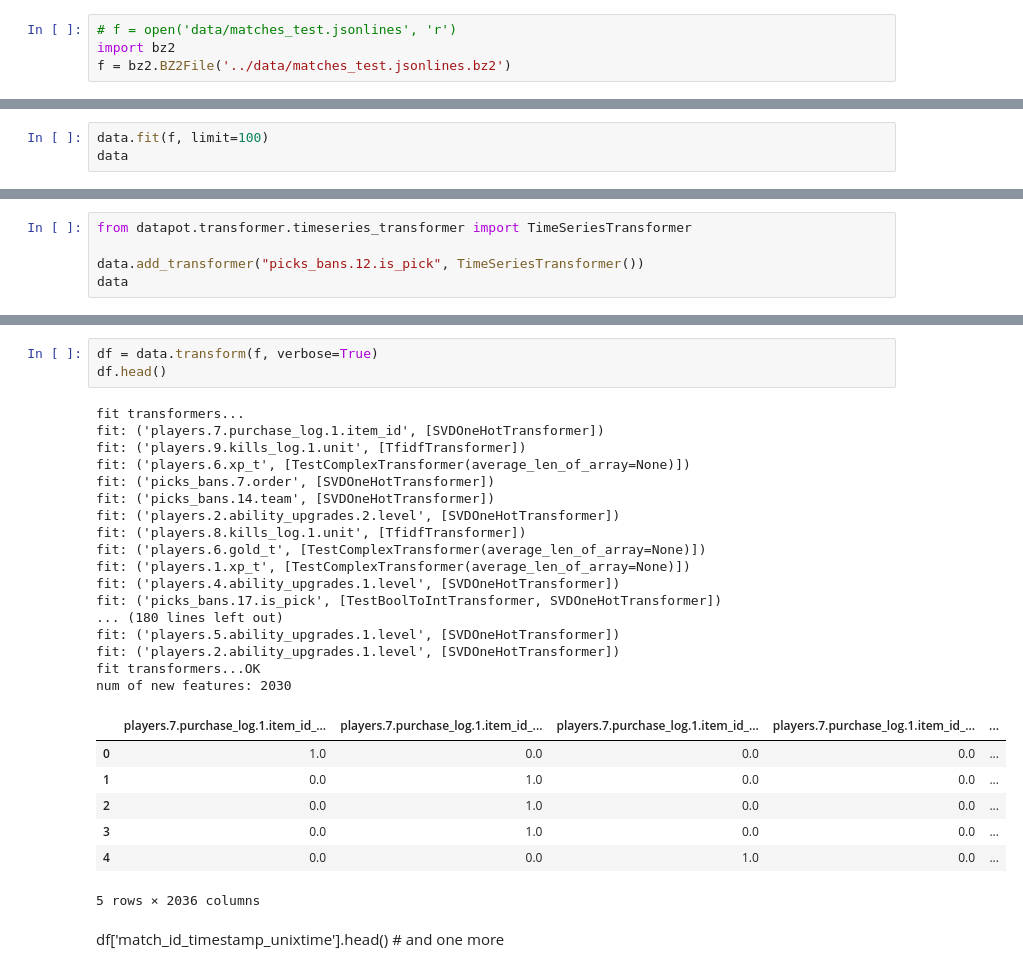
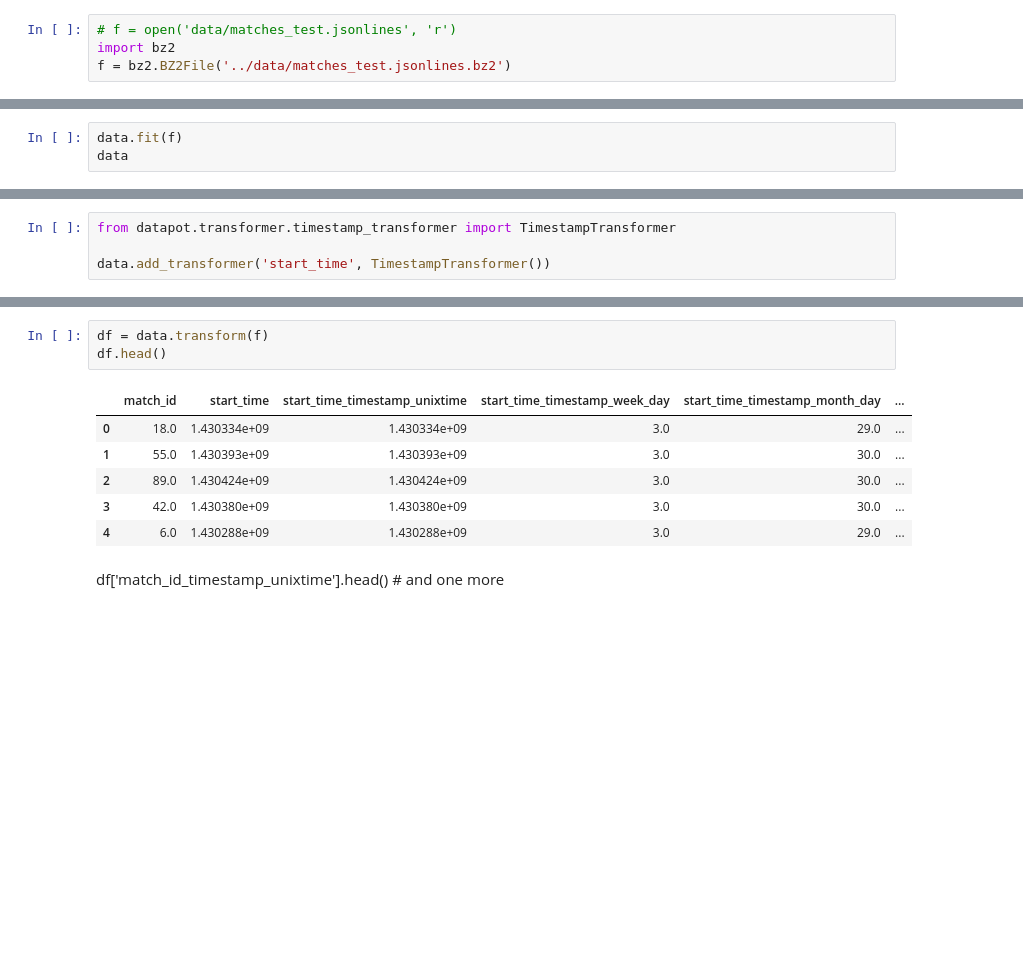
Before and after one commit to bashalex/datapot, a Jupyter notebook: notebooks/Dota2Example.ipynb, the cells around one changed output, grey strips where cells are left out. Drawn from its saved outputs; the diff is of its cells as text; blank space fills up the shorter version.

```diff
--- a/notebooks/Dota2Example.ipynb
+++ b/notebooks/Dota2Example.ipynb
@@ -19,5 +32,5 @@ f = bz2.BZ2File('../data/matches_test.jsonlines.bz2')
 # %%
-data.fit(f, limit=100)
+data.fit(f)
 data
 # %% [output]
 DataPot class instance
@@ -42,7 +67,6 @@ now we can manualy add new transformer to the specific field
 # %%
-from datapot.transformer.timeseries_transformer import TimeSeriesTransformer
+from datapot.transformer.timestamp_transformer import TimestampTransformer
 
-data.add_transformer("picks_bans.12.is_pick", TimeSeriesTransformer())
-data
+data.add_transformer('start_time', TimestampTransformer())
 # %% [output]
 DataPot class instance
@@ -88,30 +94,12 @@ features to transform:
 # %%
-df = data.transform(f, verbose=True)
+df = data.transform(f)
 df.head()
 # %% [output]
-fit transformers...
-fit: ('players.7.purchase_log.1.item_id', [SVDOneHotTransformer])
-fit: ('players.9.kills_log.1.unit', [TfidfTransformer])
-fit: ('players.6.xp_t', [TestComplexTransformer(average_len_of_array=None)])
-fit: ('picks_bans.7.order', [SVDOneHotTransformer])
-fit: ('picks_bans.14.team', [SVDOneHotTransformer])
-fit: ('players.2.ability_upgrades.2.level', [SVDOneHotTransformer])
-fit: ('players.8.kills_log.1.unit', [TfidfTransformer])
-fit: ('players.6.gold_t', [TestComplexTransformer(average_len_of_array=None)])
-fit: ('players.1.xp_t', [TestComplexTransformer(average_len_of_array=None)])
-fit: ('players.4.ability_upgrades.1.level', [SVDOneHotTransformer])
-fit: ('picks_bans.17.is_pick', [TestBoolToIntTransformer, SVDOneHotTransformer])
-... (180 lines left out)
-fit: ('players.5.ability_upgrades.1.level', [SVDOneHotTransformer])
-fit: ('players.2.ability_upgrades.1.level', [SVDOneHotTransformer])
-fit transformers...OK
-num of new features: 2030
-|  | players.7.purchase_log.1.item_id_... | players.7.purchase_log.1.item_id_... | players.7.purchase_log.1.item_id_... | players.7.purchase_log.1.item_id_... | ... |
-| 0 | 1.0 | 0.0 | 0.0 | 0.0 | ... |
-| 1 | 0.0 | 1.0 | 0.0 | 0.0 | ... |
-| 2 | 0.0 | 1.0 | 0.0 | 0.0 | ... |
-| 3 | 0.0 | 1.0 | 0.0 | 0.0 | ... |
-| 4 | 0.0 | 0.0 | 1.0 | 0.0 | ... |
+|  | match_id | start_time | start_time_timestamp_unixtime | start_time_timestamp_week_day | start_time_timestamp_month_day | ... |
+| 0 | 18.0 | 1.430334e+09 | 1.430334e+09 | 3.0 | 29.0 | ... |
+| 1 | 55.0 | 1.430393e+09 | 1.430393e+09 | 3.0 | 30.0 | ... |
+| 2 | 89.0 | 1.430424e+09 | 1.430424e+09 | 3.0 | 30.0 | ... |
+| 3 | 42.0 | 1.430380e+09 | 1.430380e+09 | 3.0 | 30.0 | ... |
+| 4 | 6.0 | 1.430288e+09 | 1.430288e+09 | 3.0 | 29.0 | ... |
-5 rows × 2036 columns
 # %% [markdown]
 df['match_id_timestamp_unixtime'].head() # and one more
```
Also changed, not shown: parts of 8 cells of this notebook, 1 other file.
